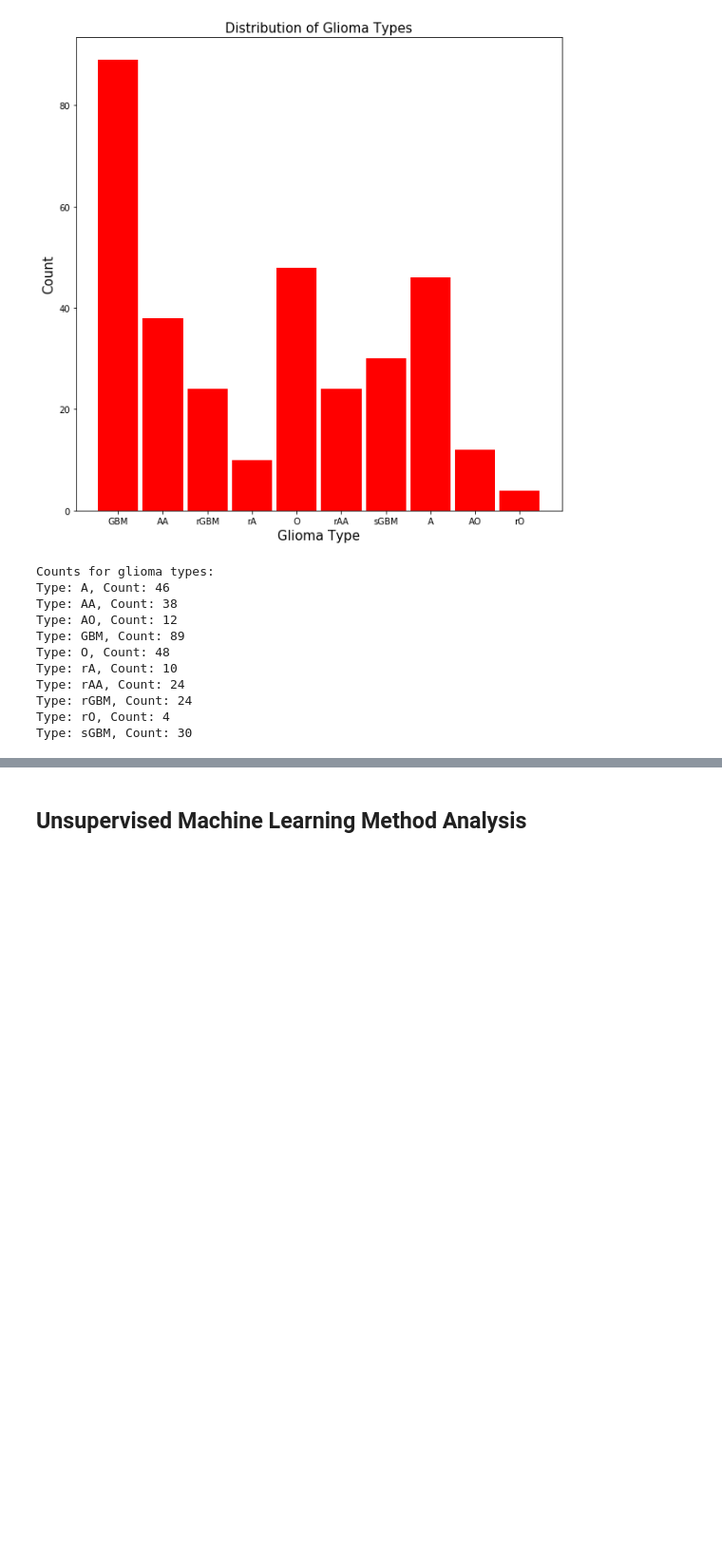
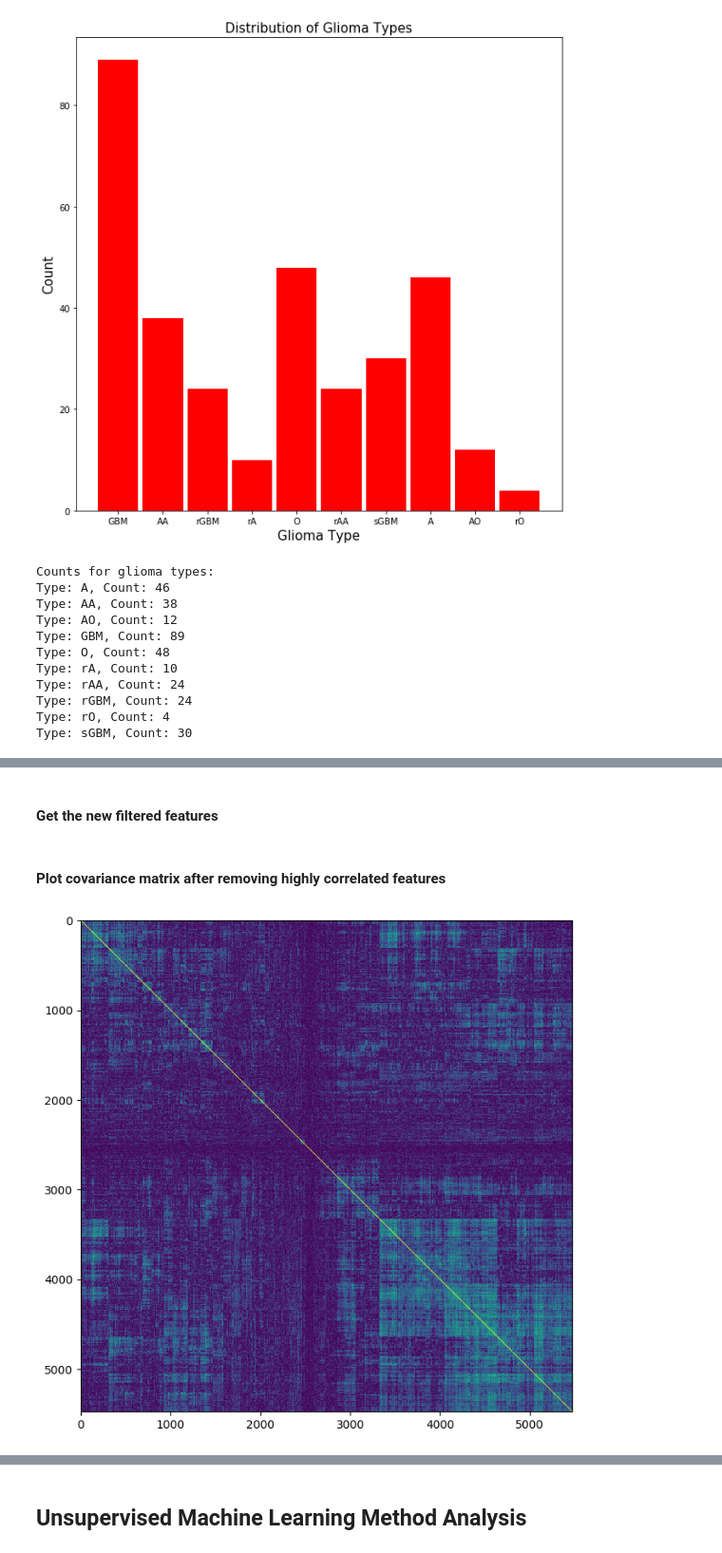
Before and after one commit to dsikka/Comp_Genomics, a Jupyter notebook: data_processing.ipynb, the cells around one changed output, grey strips where cells are left out. Shown at 95% size. Drawn from its saved outputs; the diff is of its cells as text; code cells hidden in the pictures; blank space fills up the shorter version.

```diff
--- a/data_processing.ipynb
+++ b/data_processing.ipynb
@@ -179,0 +323,32 @@ PCA with 154 components explains 0.9503251337083257 of the variance after filter
+# %%
+filtered = []
+for i in range(len(filtered_cov)):
+    if len(filtered_cov[i]) > 0:
+        filtered.append(i)
+# %%
+to_remove = []
+to_keep = []
+for gene in filtered:
+    # The gene is not correlated to anything we've seen so far
+    if gene not in to_remove:
+        # remove all values
+        vals = filtered_cov[gene]
+        for val in vals:
+            if val not in to_remove:
+                to_remove.append(val)
+        to_keep.append(gene)
+# %% [markdown]
+#### Get the new filtered features
+# %%
+cols_filtered = [x for x in filtered_train.columns if x not in to_remove]
+# %% [markdown]
+#### Plot covariance matrix after removing highly correlated features
+# %%
+cov = abs(filtered_train[cols_filtered].corr().to_numpy())
+# %%
+order = np.array(hierarchy.dendrogram(hierarchy.ward(cov),no_plot=True)['ivl'], dtype=int)
+plt.figure(figsize=(8, 8), dpi=100)
+plt.imshow(cov[order, :][:, order])
+plt.show()
+# %% [output]
+[figure, added]
```
Also changed, not shown: parts of 40 cells of this notebook.
